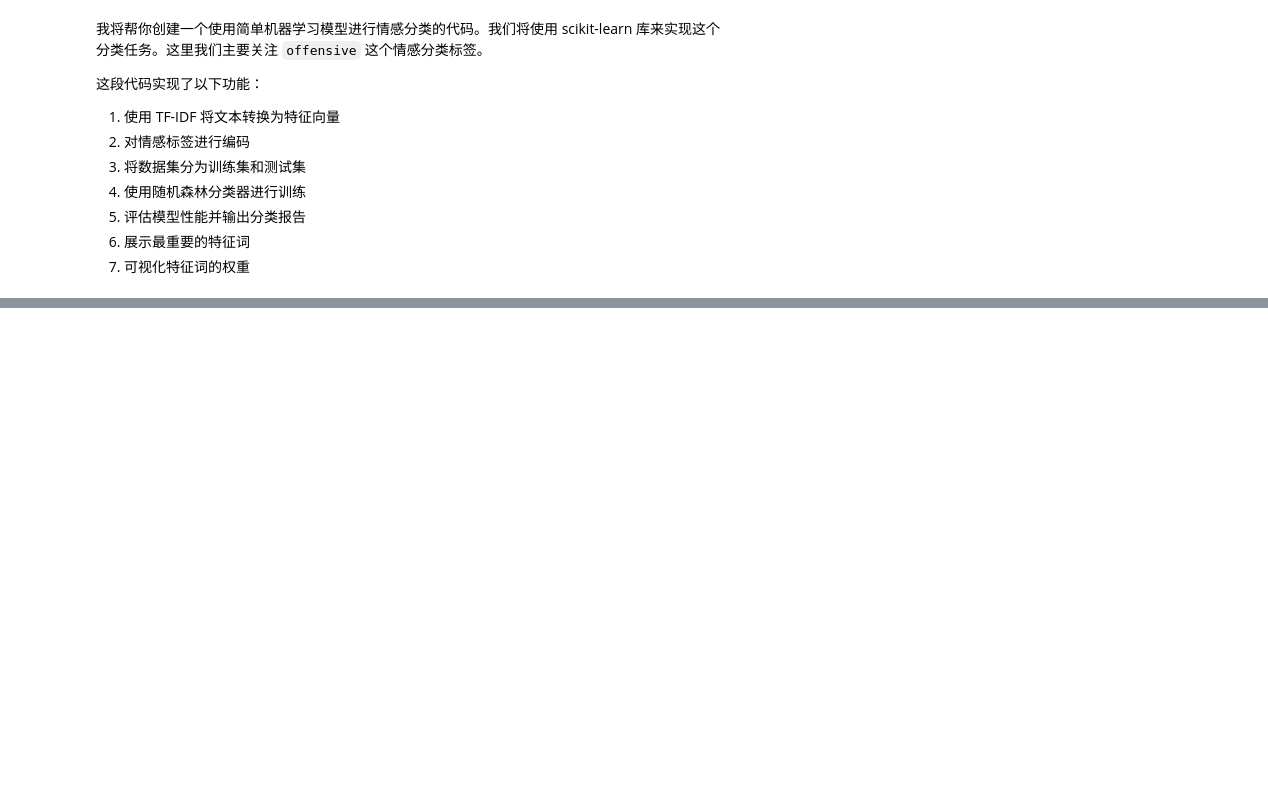
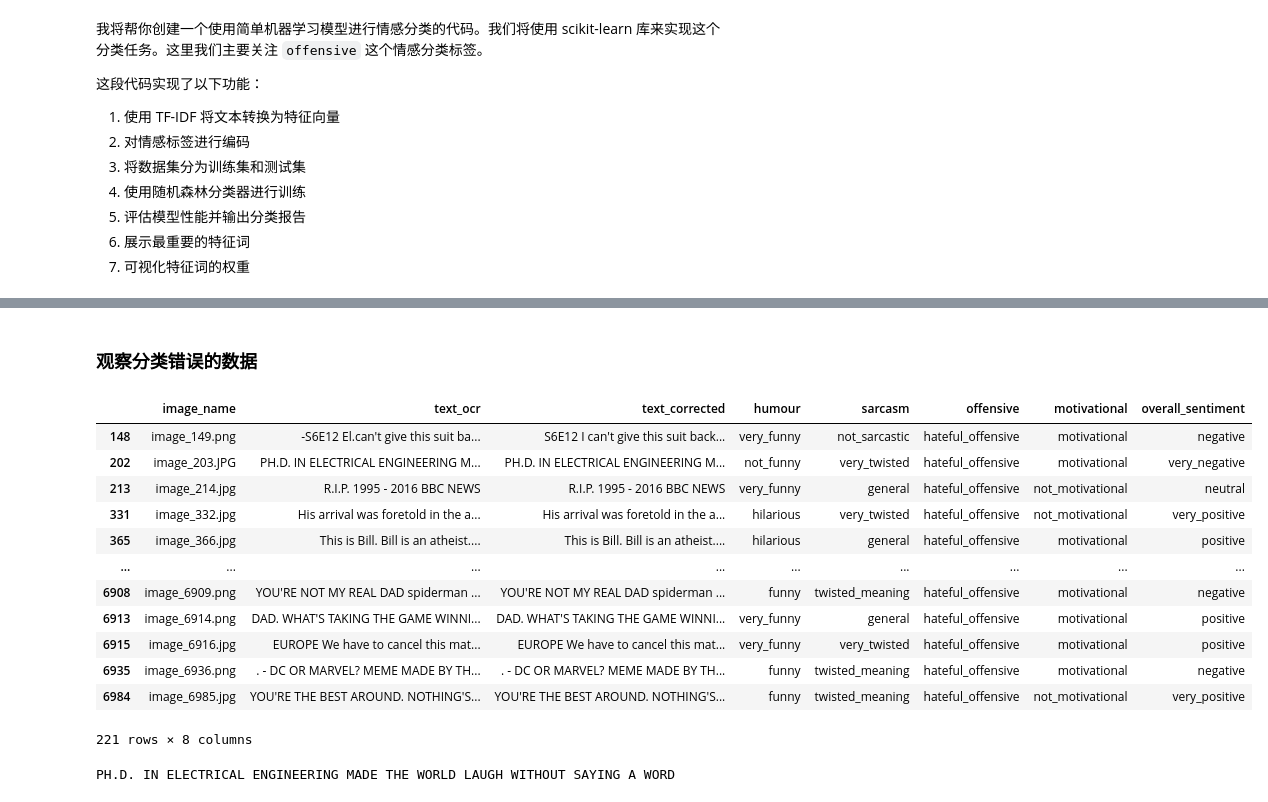
Before and after one commit to molanhand/Multimodal_LLM, a Jupyter notebook: MemotionDataset7K/data_process.ipynb, the cells around one changed output, grey strips where cells are left out. Drawn from its saved outputs; the diff is of its cells as text; code cells hidden in the pictures; blank space fills up the shorter version.

```diff
--- a/MemotionDataset7K/data_process.ipynb
+++ b/MemotionDataset7K/data_process.ipynb
@@ -194,0 +338,26 @@ very_positive       0.12      0.01      0.03       214
+# %% [markdown]
+### 观察分类错误的数据
+# %%
+df_read = df_labels[df_labels['offensive'] == "hateful_offensive"]
+df_read
+# %% [output]
+|  | image_name | text_ocr | text_corrected | humour | sarcasm | offensive | motivational | overall_sentiment |
+| 148 | image_149.png | -S6E12 El.can't give this suit ba... | S6E12 I can't give this suit back... | very_funny | not_sarcastic | hateful_offensive | motivational | negative |
+| 202 | image_203.JPG | PH.D. IN ELECTRICAL ENGINEERING M... | PH.D. IN ELECTRICAL ENGINEERING M... | not_funny | very_twisted | hateful_offensive | motivational | very_negative |
+| 213 | image_214.jpg | R.I.P. 1995 - 2016 BBC NEWS | R.I.P. 1995 - 2016 BBC NEWS | very_funny | general | hateful_offensive | not_motivational | neutral |
+| 331 | image_332.jpg | His arrival was foretold in the a... | His arrival was foretold in the a... | hilarious | very_twisted | hateful_offensive | not_motivational | very_positive |
+| 365 | image_366.jpg | This is Bill. Bill is an atheist.... | This is Bill. Bill is an atheist.... | hilarious | general | hateful_offensive | motivational | positive |
+| ... | ... | ... | ... | ... | ... | ... | ... | ... |
+| 6908 | image_6909.png | YOU'RE NOT MY REAL DAD spiderman ... | YOU'RE NOT MY REAL DAD spiderman ... | funny | twisted_meaning | hateful_offensive | motivational | negative |
+| 6913 | image_6914.png | DAD. WHAT'S TAKING THE GAME WINNI... | DAD. WHAT'S TAKING THE GAME WINNI... | very_funny | general | hateful_offensive | motivational | positive |
+| 6915 | image_6916.jpg | EUROPE We have to cancel this mat... | EUROPE We have to cancel this mat... | very_funny | very_twisted | hateful_offensive | motivational | positive |
+| 6935 | image_6936.png | . - DC OR MARVEL? MEME MADE BY TH... | . - DC OR MARVEL? MEME MADE BY TH... | funny | twisted_meaning | hateful_offensive | motivational | negative |
+| 6984 | image_6985.jpg | YOU'RE THE BEST AROUND. NOTHING'S... | YOU'RE THE BEST AROUND. NOTHING'S... | funny | twisted_meaning | hateful_offensive | not_motivational | very_positive |
+221 rows × 8 columns
+# %%
+# 显示图像
+images_dict['image_203.JPG'].show()
+# 显示文本
+print(df_read['text_corrected'].values[1])
+# %% [output]
+PH.D. IN ELECTRICAL ENGINEERING MADE THE WORLD LAUGH WITHOUT SAYING A WORD
```
Also changed, not shown: parts of 10 cells of this notebook.
